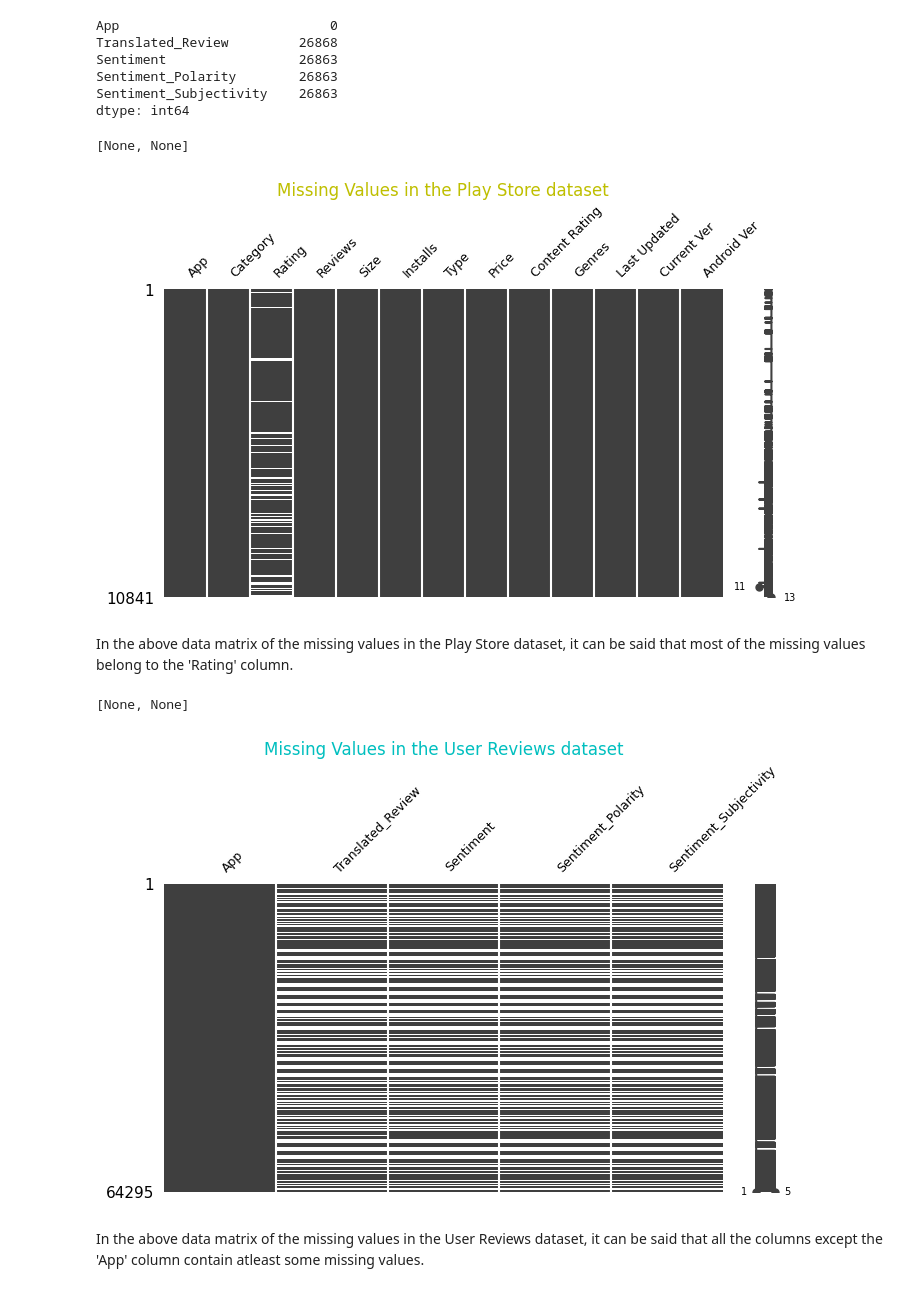
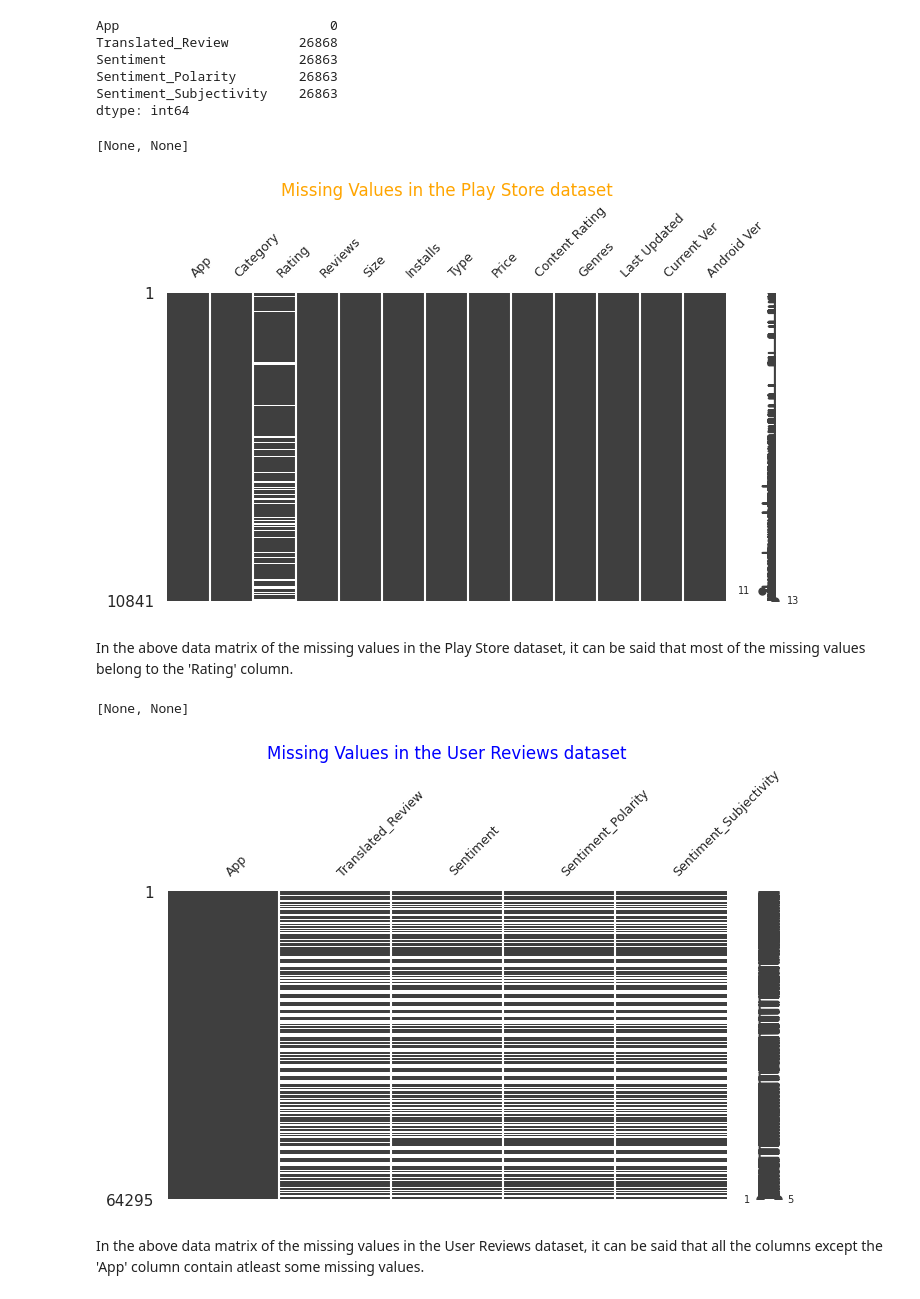
Before and after one commit to dipankarsahu1000/Play-Store-App-Review-Analysis, a Jupyter notebook: Play_Store_App_Review_Analysis.ipynb, the cells around one changed output. Drawn from its saved outputs; the diff is of its cells as text; code cells hidden in the pictures.

```diff
--- a/Play_Store_App_Review_Analysis.ipynb
+++ b/Play_Store_App_Review_Analysis.ipynb
@@ -259,21 +260,21 @@ msno.matrix(ps_df, figsize = (8, 4), fontsize = 9)
 # missingno (alias: msno) is a library used specially for visualising missing data. Here, msno.matrix() will visualise the missing data in a matrix form.
 
 title_missval_ps = plt.title('Missing Values in the Play Store dataset')
-plt.setp(title_missval_ps, color='y')
+plt.setp(title_missval_ps, color = 'orange')
 # %% [output]
 [None, None]
-[figure, old version]
+[figure, new version]
 # %% [markdown]
 In the above data matrix of the missing values in the Play Store dataset, it can be said that most of the missing values belong to the 'Rating' column.
 # %%
 # Visualizing the missing values for the User Reviews Dataset
 
 msno.matrix(ur_df, figsize = (8, 4), fontsize = 9)
 title_missval_ur = plt.title('Missing Values in the User Reviews dataset')
-plt.setp(title_missval_ur, color= 'c')
+plt.setp(title_missval_ur, color= 'blue')
 # %% [output]
 [None, None]
-[figure, old version]
+[figure, new version]
 # %% [markdown]
 In the above data matrix of the missing values in the User Reviews dataset, it can be said that all the columns except the 'App' column contain atleast some missing values.
 # %% [markdown]
```
Also changed, not shown: parts of 33 cells of this notebook.
